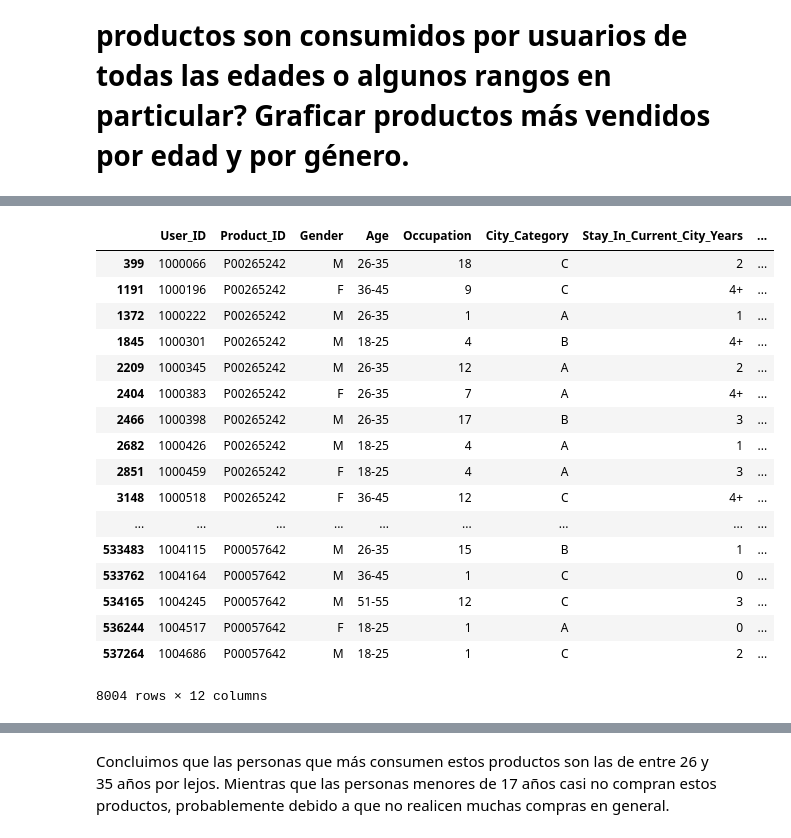
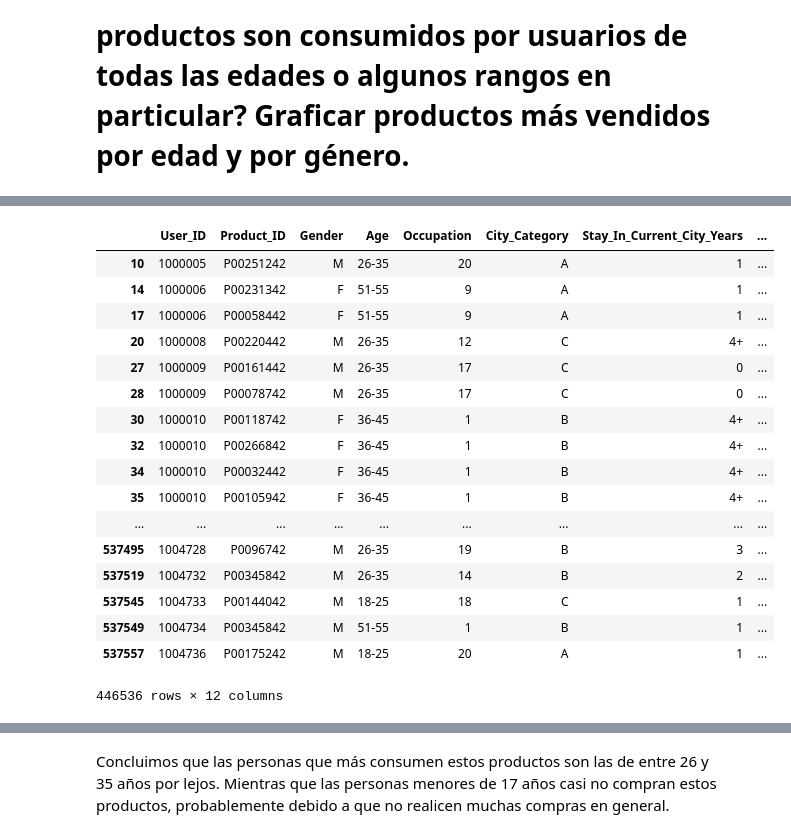
Before and after one commit to FranciscoEspinosa/Mentorias, a Jupyter notebook: 01_analysis_visualization.ipynb, the cells around one changed output, grey strips where cells are left out. Saved outputs shown, nothing was run; the diff lists cells and outputs as text; code cells hidden in the pictures.

```diff
--- a/01_analysis_visualization.ipynb
+++ b/01_analysis_visualization.ipynb
@@ -538,32 +517,32 @@ top_5[:5]
 # %%
 #top_5_datos = ventas[ventas['Product_ID'] == top_5['Product_ID']]
-prod_1 = ventas[ventas['Product_ID'] == 'P00265242']
-prod_2 = ventas[ventas['Product_ID'] == 'P00110742']
-prod_3 = ventas[ventas['Product_ID'] == 'P00025442']
-prod_4 = ventas[ventas['Product_ID'] == 'P00112142']
-prod_5 = ventas[ventas['Product_ID'] == 'P00057642']
+prod_1 = ventas[ventas['Product_Category_1'] == 5]
+prod_2 = ventas[ventas['Product_Category_1'] == 1]
+prod_3 = ventas[ventas['Product_Category_1'] == 8]
+prod_4 = ventas[ventas['Product_Category_1'] == 11]
+prod_5 = ventas[ventas['Product_Category_1'] == 2]
 frames = [prod_1, prod_2, prod_3, prod_4, prod_5]
 top_5_datos = pandas.concat(frames)
 top_5_datos
 # %% [output]
 |  | User_ID | Product_ID | Gender | Age | Occupation | City_Category | Stay_In_Current_City_Years | ... |
-| 399 | 1000066 | P00265242 | M | 26-35 | 18 | C | 2 | ... |
-| 1191 | 1000196 | P00265242 | F | 36-45 | 9 | C | 4+ | ... |
-| 1372 | 1000222 | P00265242 | M | 26-35 | 1 | A | 1 | ... |
-| 1845 | 1000301 | P00265242 | M | 18-25 | 4 | B | 4+ | ... |
-| 2209 | 1000345 | P00265242 | M | 26-35 | 12 | A | 2 | ... |
-| 2404 | 1000383 | P00265242 | F | 26-35 | 7 | A | 4+ | ... |
-| 2466 | 1000398 | P00265242 | M | 26-35 | 17 | B | 3 | ... |
-| 2682 | 1000426 | P00265242 | M | 18-25 | 4 | A | 1 | ... |
-| 2851 | 1000459 | P00265242 | F | 18-25 | 4 | A | 3 | ... |
-| 3148 | 1000518 | P00265242 | F | 36-45 | 12 | C | 4+ | ... |
+| 10 | 1000005 | P00251242 | M | 26-35 | 20 | A | 1 | ... |
+| 14 | 1000006 | P00231342 | F | 51-55 | 9 | A | 1 | ... |
+| 17 | 1000006 | P00058442 | F | 51-55 | 9 | A | 1 | ... |
+| 20 | 1000008 | P00220442 | M | 26-35 | 12 | C | 4+ | ... |
+| 27 | 1000009 | P00161442 | M | 26-35 | 17 | C | 0 | ... |
+| 28 | 1000009 | P00078742 | M | 26-35 | 17 | C | 0 | ... |
+| 30 | 1000010 | P00118742 | F | 36-45 | 1 | B | 4+ | ... |
+| 32 | 1000010 | P00266842 | F | 36-45 | 1 | B | 4+ | ... |
+| 34 | 1000010 | P00032442 | F | 36-45 | 1 | B | 4+ | ... |
+| 35 | 1000010 | P00105942 | F | 36-45 | 1 | B | 4+ | ... |
 | ... | ... | ... | ... | ... | ... | ... | ... | ... |
-| 533483 | 1004115 | P00057642 | M | 26-35 | 15 | B | 1 | ... |
-| 533762 | 1004164 | P00057642 | M | 36-45 | 1 | C | 0 | ... |
-| 534165 | 1004245 | P00057642 | M | 51-55 | 12 | C | 3 | ... |
-| 536244 | 1004517 | P00057642 | F | 18-25 | 1 | A | 0 | ... |
-| 537264 | 1004686 | P00057642 | M | 18-25 | 1 | C | 2 | ... |
+| 537495 | 1004728 | P0096742 | M | 26-35 | 19 | B | 3 | ... |
+| 537519 | 1004732 | P00345842 | M | 26-35 | 14 | B | 2 | ... |
+| 537545 | 1004733 | P00144042 | M | 18-25 | 18 | C | 1 | ... |
+| 537549 | 1004734 | P00345842 | M | 51-55 | 1 | B | 1 | ... |
+| 537557 | 1004736 | P00175242 | M | 18-25 | 20 | A | 1 | ... |
-8004 rows × 12 columns
+446536 rows × 12 columns
 # %%
 ## Analizamos quiénes son las personas que consumen más los productos 'top 5' de acuerdo a la edad
 
```
Also changed, not shown: parts of 9 cells of this notebook.
